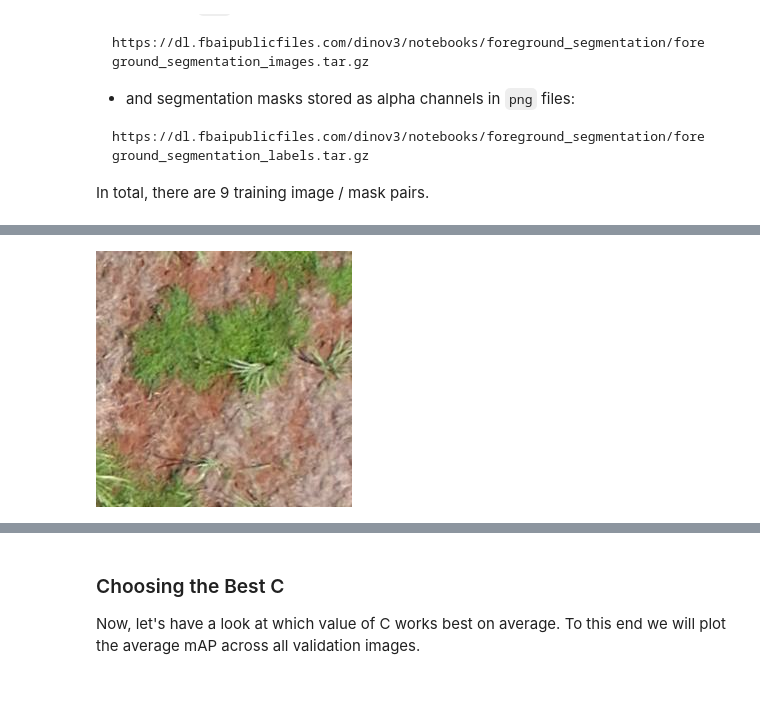
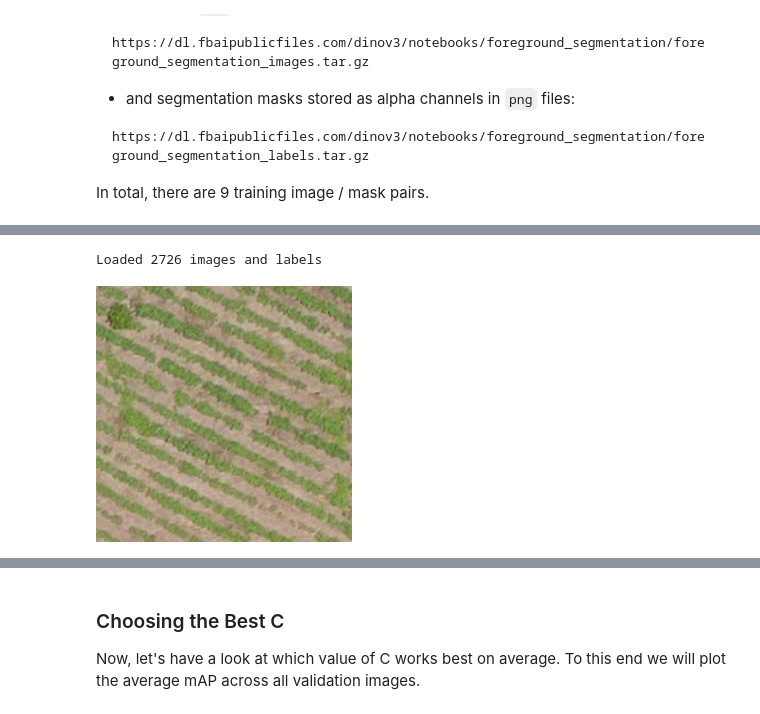
Before and after one commit to wkanashiro/doutorado, a Jupyter notebook: dino-soja/foreground_segmentation_soja.ipynb, the cells around one changed output, grey strips where cells are left out. Saved outputs shown, nothing was run; the diff lists cells and outputs as text; code cells hidden in the pictures.

```diff
--- a/dino-soja/foreground_segmentation_soja.ipynb
+++ b/dino-soja/foreground_segmentation_soja.ipynb
@@ -245,5 +157,0 @@ def load_local_dataset_without_labels(dataset_root: str):
-# %%
-DATASET_ROOT = "/home/lades/computer_vision/wesley/dataset/daninhas_multiclasse2/"
-images, labels = load_local_dataset_without_labels(DATASET_ROOT)
-n_images = len(images)
-print(f"{n_images} imagens foram carregadas do dataset {DATASET_ROOT.split('/')[-1]}")
@@ -287,4 +158,26 @@ def process_label_for_soja(label_image: Image.Image) -> Image.Image:
+# %%
+DATASET_PATH = "/media/guatambu/hdd/wesley/daninhas_multiclasse/DATASET_GRAMINEA_PORTE_ALTO/"
+IMAGES_PATH = f"{DATASET_PATH}/rgb"
+LABELS_PATH = f"{DATASET_PATH}/labels"
+
+def load_images_from_dir(path):
+    images = []
+    for filename in sorted(os.listdir(path)):
+        if filename.endswith(".jpg") or filename.endswith(".png"):
+            image_path = os.path.join(path, filename)
+            image = Image.open(image_path)
+            images.append(image)
+    return images
+
+images = load_images_from_dir(IMAGES_PATH)
+labels = load_images_from_dir(LABELS_PATH)
+n_images = len(images)
+assert n_images == len(labels), f"{len(images)=}, {len(labels)=}"
+
+print(f"Loaded {n_images} images and labels")
+# %% [output]
+Loaded 2726 images and labels
 # %%
-images[25]
+images[1]
 # %% [output]
-[figure, old version]
+[figure, new version]
```
Also changed, not shown: parts of 72 cells of this notebook.
